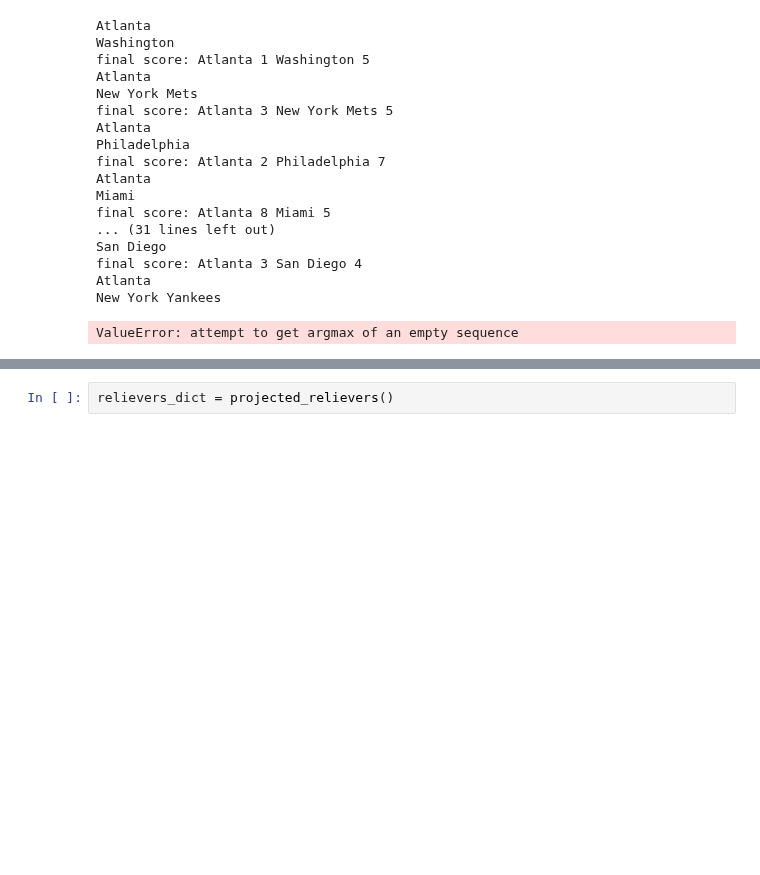
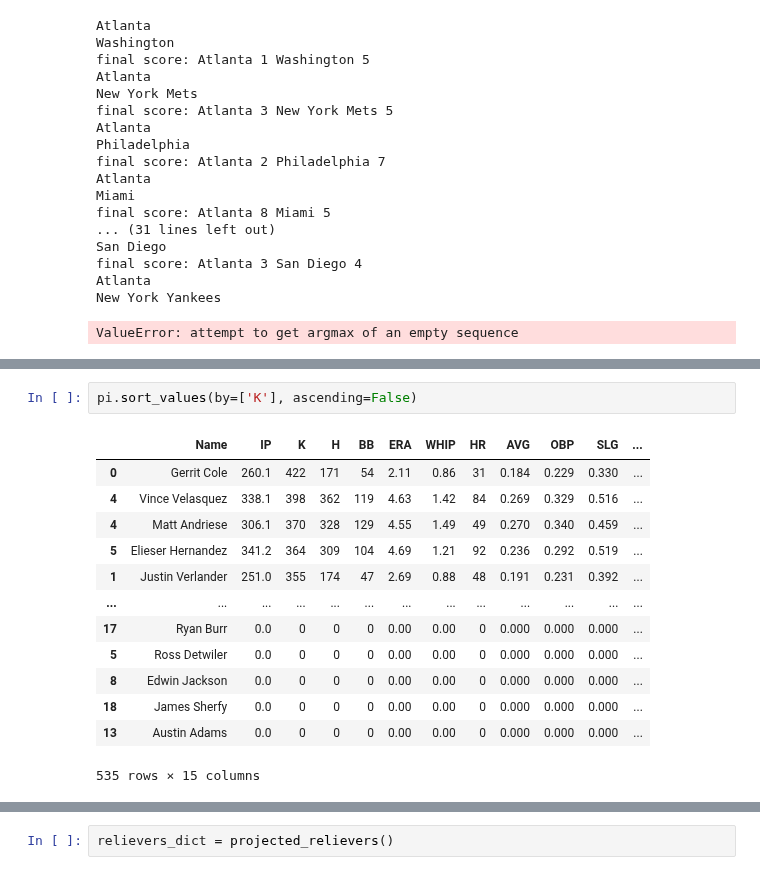
Before and after one commit to jmaloon1/Baseball-Simulator, a Jupyter notebook: Baseball Simulator.ipynb, the cells around one changed output, grey strips where cells are left out. Drawn from its saved outputs; the diff is of its cells as text; blank space fills up the shorter version.

```diff
--- a/Baseball Simulator.ipynb
+++ b/Baseball Simulator.ipynb
@@ -2327,0 +2256,16 @@ final score: Los Angeles Angels 4 Baltimore 7
+# %%
+pi.sort_values(by=['K'], ascending=False)
+# %% [output]
+|  | Name | IP | K | H | BB | ERA | WHIP | HR | AVG | OBP | SLG | ... |
+| 0 | Gerrit Cole | 260.1 | 422 | 171 | 54 | 2.11 | 0.86 | 31 | 0.184 | 0.229 | 0.330 | ... |
+| 4 | Vince Velasquez | 338.1 | 398 | 362 | 119 | 4.63 | 1.42 | 84 | 0.269 | 0.329 | 0.516 | ... |
+| 4 | Matt Andriese | 306.1 | 370 | 328 | 129 | 4.55 | 1.49 | 49 | 0.270 | 0.340 | 0.459 | ... |
+| 5 | Elieser Hernandez | 341.2 | 364 | 309 | 104 | 4.69 | 1.21 | 92 | 0.236 | 0.292 | 0.519 | ... |
+| 1 | Justin Verlander | 251.0 | 355 | 174 | 47 | 2.69 | 0.88 | 48 | 0.191 | 0.231 | 0.392 | ... |
+| ... | ... | ... | ... | ... | ... | ... | ... | ... | ... | ... | ... | ... |
+| 17 | Ryan Burr | 0.0 | 0 | 0 | 0 | 0.00 | 0.00 | 0 | 0.000 | 0.000 | 0.000 | ... |
+| 5 | Ross Detwiler | 0.0 | 0 | 0 | 0 | 0.00 | 0.00 | 0 | 0.000 | 0.000 | 0.000 | ... |
+| 8 | Edwin Jackson | 0.0 | 0 | 0 | 0 | 0.00 | 0.00 | 0 | 0.000 | 0.000 | 0.000 | ... |
+| 18 | James Sherfy | 0.0 | 0 | 0 | 0 | 0.00 | 0.00 | 0 | 0.000 | 0.000 | 0.000 | ... |
+| 13 | Austin Adams | 0.0 | 0 | 0 | 0 | 0.00 | 0.00 | 0 | 0.000 | 0.000 | 0.000 | ... |
+535 rows × 15 columns
```
Also changed, not shown: parts of 24 cells of this notebook.
